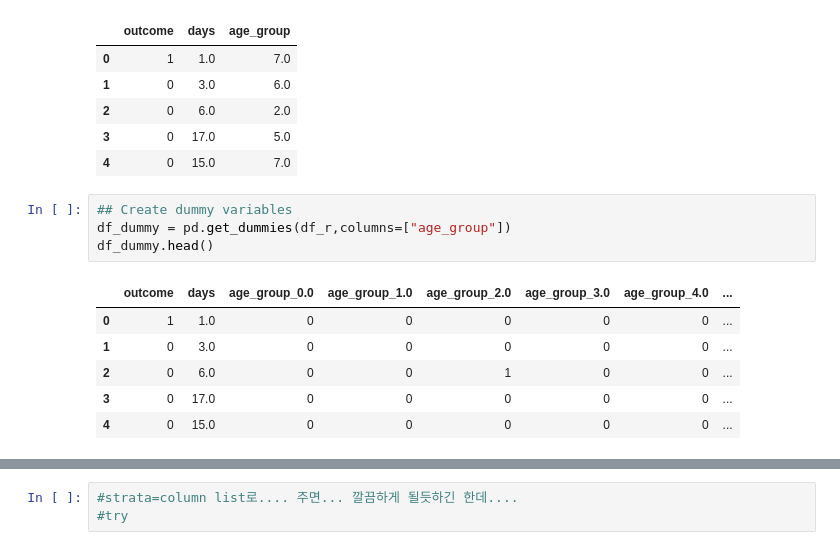
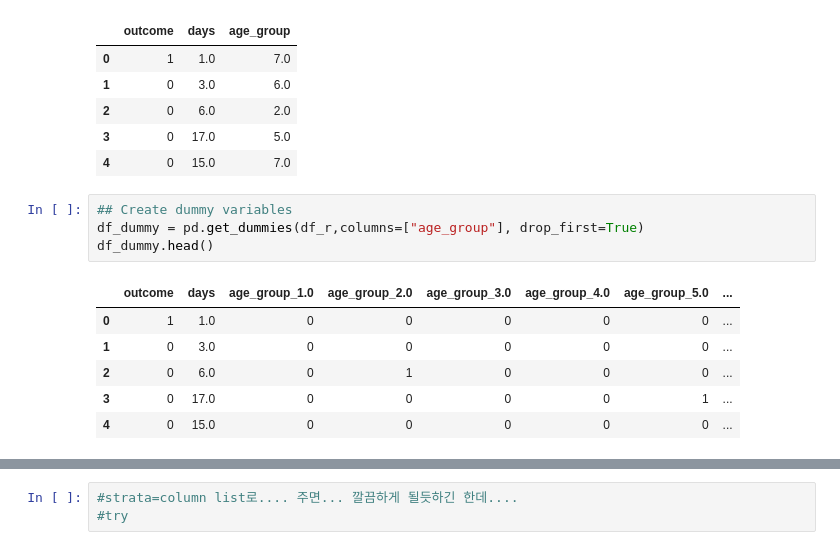
Before and after one commit to programmer-ethan/Capstone_Covid19, a Jupyter notebook: src_age.ipynb, the cells around one changed output, grey strips where cells are left out. Cells and saved outputs as stored; diff of their text form.

```diff
--- a/src_age.ipynb
+++ b/src_age.ipynb
@@ -387,12 +387,12 @@ df_r.head() ## have a look at the data
 | 4 | 0 | 15.0 | 7.0 |
 # %%
 ## Create dummy variables
-df_dummy = pd.get_dummies(df_r,columns=["age_group"])
+df_dummy = pd.get_dummies(df_r,columns=["age_group"], drop_first=True)
 df_dummy.head()
 # %% [output]
-|  | outcome | days | age_group_0.0 | age_group_1.0 | age_group_2.0 | age_group_3.0 | age_group_4.0 | ... |
+|  | outcome | days | age_group_1.0 | age_group_2.0 | age_group_3.0 | age_group_4.0 | age_group_5.0 | ... |
 | 0 | 1 | 1.0 | 0 | 0 | 0 | 0 | 0 | ... |
 | 1 | 0 | 3.0 | 0 | 0 | 0 | 0 | 0 | ... |
-| 2 | 0 | 6.0 | 0 | 0 | 1 | 0 | 0 | ... |
-| 3 | 0 | 17.0 | 0 | 0 | 0 | 0 | 0 | ... |
+| 2 | 0 | 6.0 | 0 | 1 | 0 | 0 | 0 | ... |
+| 3 | 0 | 17.0 | 0 | 0 | 0 | 0 | 1 | ... |
 | 4 | 0 | 15.0 | 0 | 0 | 0 | 0 | 0 | ... |
```
Also changed, not shown: parts of 12 cells of this notebook.
